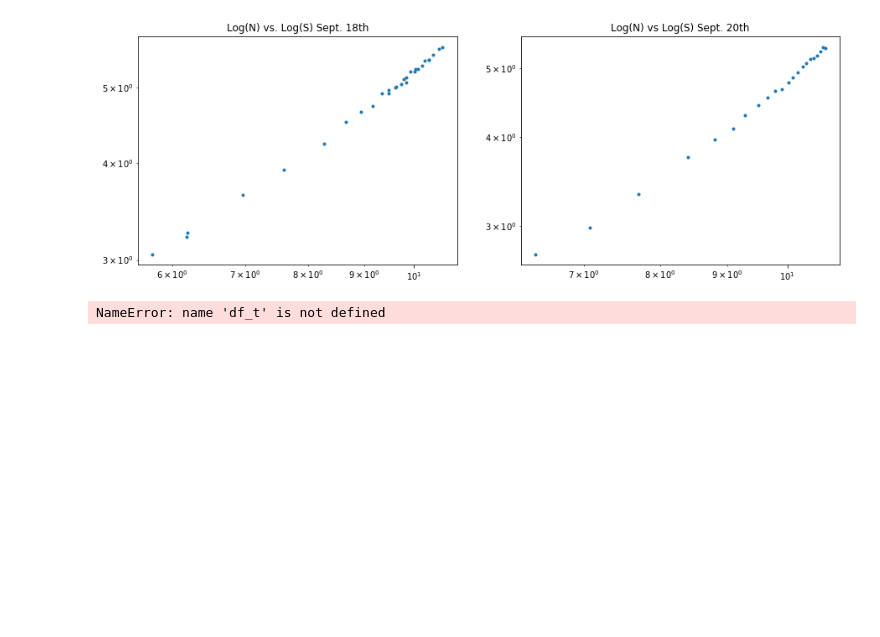
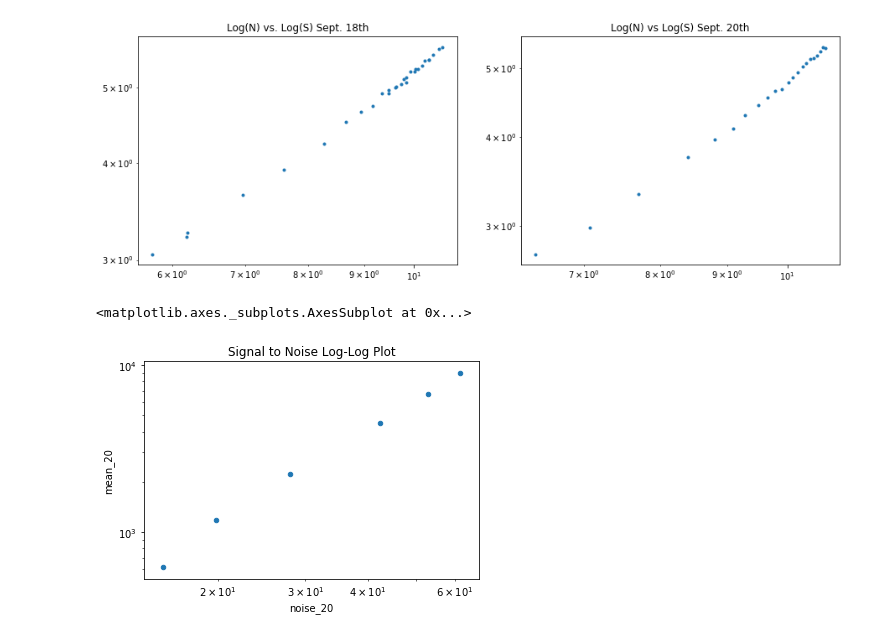
Before and after one commit to nannau/A329, a Jupyter notebook: notebooks/a329lab2.ipynb, the cells around one changed output. Cells and saved outputs as stored; diff of their text form; code cells hidden in the pictures; blank space fills up the shorter version.

```diff
--- a/notebooks/a329lab2.ipynb
+++ b/notebooks/a329lab2.ipynb
@@ -168,8 +168,11 @@ axarr[1].set_title('Log(N) vs Log(S) Sept. 20th')
 # %% [output]
 <matplotlib.text.Text at 0x...>
 [figure]
+# %%
+df_t = df_20.loc[(df_20['mean_20']<10**4.)]
 # %%
-df_t.plot.scatter('Noise [Counts]', 'Mean [Counts]', logy=True, logx=True, title='Signal to Noise Log-Log Plot')
+df_t.plot.scatter('noise_20', 'mean_20', logy=True, logx=True, title='Signal to Noise Log-Log Plot')
 # %% [output]
-NameError: name 'df_t' is not defined
+<matplotlib.axes._subplots.AxesSubplot at 0x...>
+[figure, added]
 # %%
```
Also changed, not shown: parts of 8 cells of this notebook, 5 other files.
